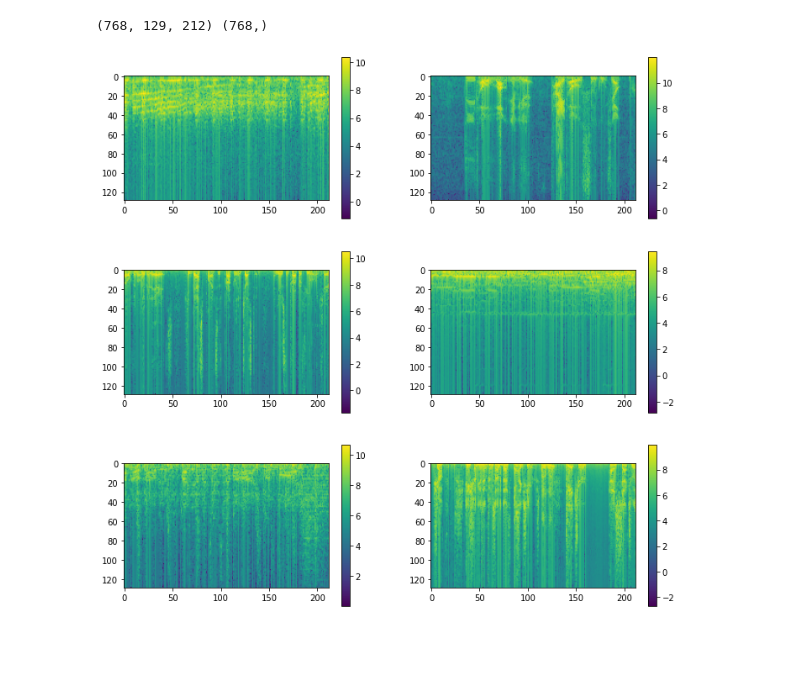
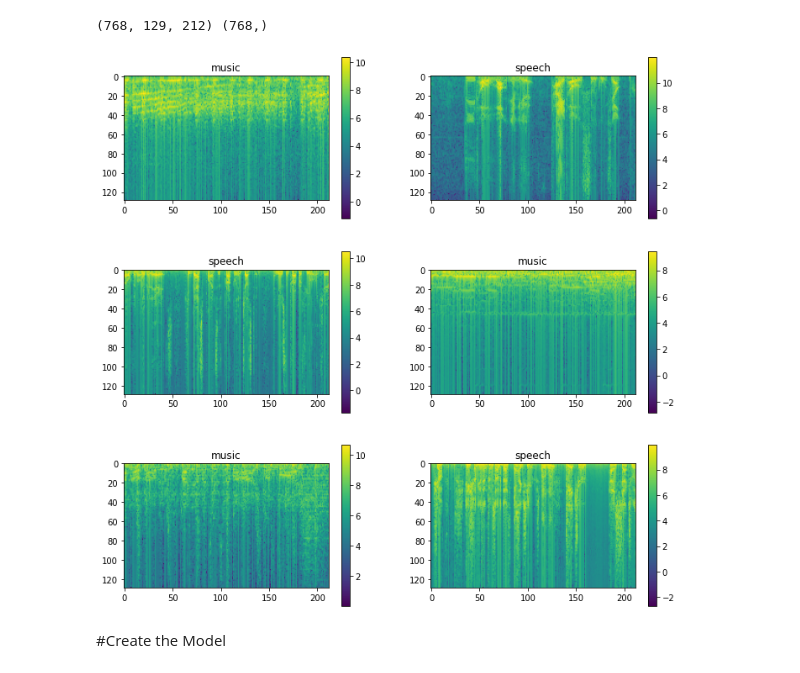
Before and after one commit to Nanangk/audio_classification_with_tensorflow, a Jupyter notebook: Audio_classification.ipynb, the cells around one changed output. Cells and saved outputs as stored; diff of their text form; code cells hidden in the pictures; blank space fills up the shorter version.

Commit message:
Create the Model

```diff
--- a/Audio_classification.ipynb
+++ b/Audio_classification.ipynb
@@ -144,16 +144,20 @@ y_valid = y_train[:n_val, ...]
 x_train = x_train[n_val:, ...]
 y_train = y_train[n_val:, ...]
 # %%
+#lets show the dataset
 plt.figure(figsize=(12,12))
 st=0
 
 for i in range(0,6):
   x,y = x_train[st+i], y_train[st+i]
 
   plt.subplot(3,2,i+1)
   plt.imshow(x, cmap='viridis')
+  plt.title(index_to_class[y.numpy()])
   plt.colorbar()
 
 plt.show()
 # %% [output]
-[figure, old version]
+[figure, new version]
+# %% [markdown]
+#Create the Model
```
Also changed, not shown: parts of 5 cells of this notebook.
